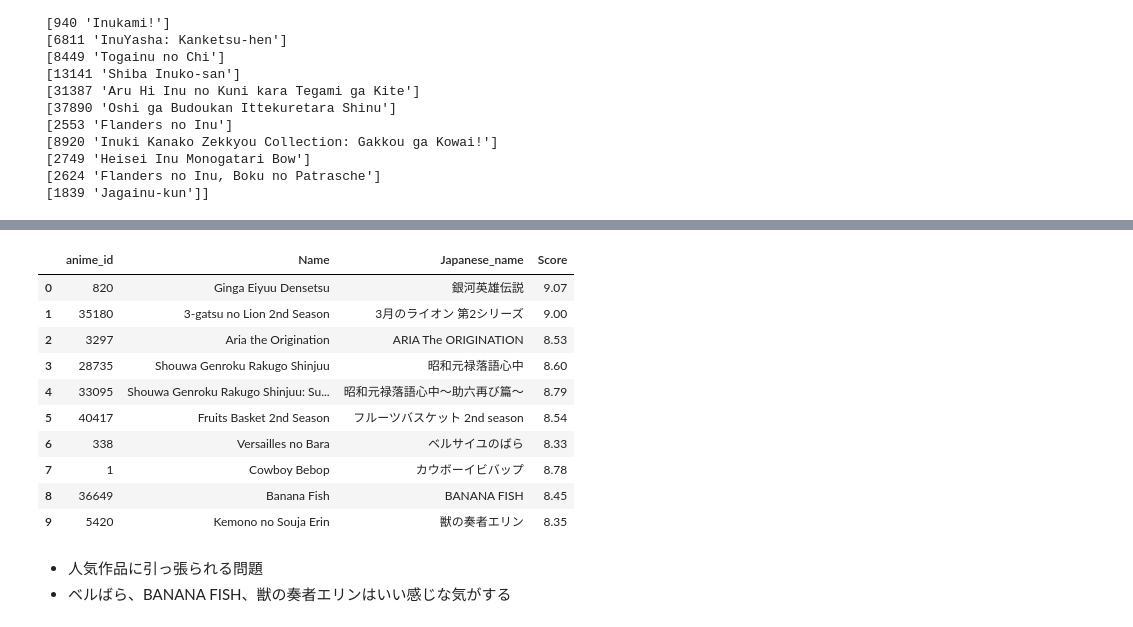
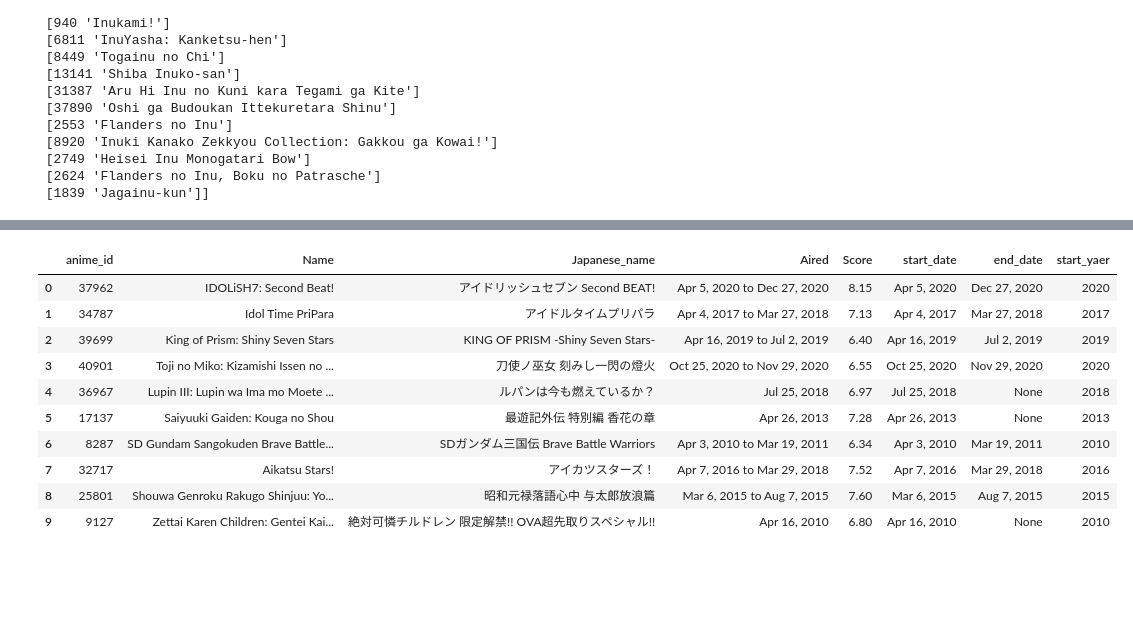
Before and after one commit to baibai25/llm_anime_recommendation, a Jupyter notebook: notebook/qualitative_evaluation.ipynb, the cells around one changed output, grey strips where cells are left out. Cells and saved outputs as stored; diff of their text form; code cells hidden in the pictures; blank space fills up the shorter version.

```diff
--- a/notebook/qualitative_evaluation.ipynb
+++ b/notebook/qualitative_evaluation.ipynb
@@ -7,7 +8,7 @@ import pandas as pd
 # with open("../data/model.pkl", "rb") as f:
 #     model = pickle.load(f)
 
-with open("../data/retrain_model.pkl", "rb") as f:
+with open("../data/model_tuning.pkl", "rb") as f:
     model = pickle.load(f)
 # %%
 df = pd.read_pickle("../data/trainset.pkl")
@@ -15,3 +15,22 @@ anime_list = df[["Name", "Japanese_name", "anime_id", "Score"]].drop_duplicates(
+# %%
+anime_list = df[
+    ["Name", "Japanese_name", "anime_id", "Aired", "Score"]
+].drop_duplicates()
+
+anime_list.drop(
+    anime_list[anime_list["Aired"] == "Unknown"].index, axis=0, inplace=True
+)
+# %%
+anime_list[["start_date", "end_date"]] = anime_list["Aired"].str.split(
+    "to", expand=True
+)
+anime_list["start_date"] = anime_list["start_date"].str.rstrip()
+anime_list["end_date"] = anime_list["end_date"].str.rstrip()
+anime_list["start_yaer"] = anime_list["start_date"].str.split(",", expand=True)[1]
+
+nan_year_idx = anime_list[anime_list["start_yaer"].isna()].index
+anime_list.loc[nan_year_idx, "start_yaer"] = anime_list.loc[nan_year_idx, "start_date"]
+anime_list["start_yaer"] = anime_list["start_yaer"].astype(int)
 # %% [markdown]
 ### Qualitative evaluation
 
@@ -144,17 +164,15 @@ show_user_info(df, 457)
 # %%
-predict(457, df, anime_list)
+predict(457, df, anime_list[anime_list["start_yaer"] >= 2010])
+# predict(457, df, anime_list)
 # %% [output]
-|  | anime_id | Name | Japanese_name | Score |
-| 0 | 820 | Ginga Eiyuu Densetsu | 銀河英雄伝説 | 9.07 |
-| 1 | 35180 | 3-gatsu no Lion 2nd Season | 3月のライオン 第2シリーズ | 9.00 |
-| 2 | 3297 | Aria the Origination | ARIA The ORIGINATION | 8.53 |
-| 3 | 28735 | Shouwa Genroku Rakugo Shinjuu | 昭和元禄落語心中 | 8.60 |
-| 4 | 33095 | Shouwa Genroku Rakugo Shinjuu: Su... | 昭和元禄落語心中～助六再び篇～ | 8.79 |
-| 5 | 40417 | Fruits Basket 2nd Season | フルーツバスケット 2nd season | 8.54 |
-| 6 | 338 | Versailles no Bara | ベルサイユのばら | 8.33 |
-| 7 | 1 | Cowboy Bebop | カウボーイビバップ | 8.78 |
-| 8 | 36649 | Banana Fish | BANANA FISH | 8.45 |
-| 9 | 5420 | Kemono no Souja Erin | 獣の奏者エリン | 8.35 |
+|  | anime_id | Name | Japanese_name | Aired | Score | start_date | end_date | start_yaer |
+| 0 | 37962 | IDOLiSH7: Second Beat! | アイドリッシュセブン Second BEAT! | Apr 5, 2020 to Dec 27, 2020 | 8.15 | Apr 5, 2020 | Dec 27, 2020 | 2020 |
+| 1 | 34787 | Idol Time PriPara | アイドルタイムプリパラ | Apr 4, 2017 to Mar 27, 2018 | 7.13 | Apr 4, 2017 | Mar 27, 2018 | 2017 |
+| 2 | 39699 | King of Prism: Shiny Seven Stars | KING OF PRISM -Shiny Seven Stars- | Apr 16, 2019 to Jul 2, 2019 | 6.40 | Apr 16, 2019 | Jul 2, 2019 | 2019 |
+| 3 | 40901 | Toji no Miko: Kizamishi Issen no ... | 刀使ノ巫女 刻みし一閃の燈火 | Oct 25, 2020 to Nov 29, 2020 | 6.55 | Oct 25, 2020 | Nov 29, 2020 | 2020 |
+| 4 | 36967 | Lupin III: Lupin wa Ima mo Moete ... | ルパンは今も燃えているか？ | Jul 25, 2018 | 6.97 | Jul 25, 2018 | None | 2018 |
+| 5 | 17137 | Saiyuuki Gaiden: Kouga no Shou | 最遊記外伝 特別編 香花の章 | Apr 26, 2013 | 7.28 | Apr 26, 2013 | None | 2013 |
+| 6 | 8287 | SD Gundam Sangokuden Brave Battle... | SDガンダム三国伝 Brave Battle Warriors | Apr 3, 2010 to Mar 19, 2011 | 6.34 | Apr 3, 2010 | Mar 19, 2011 | 2010 |
+| 7 | 32717 | Aikatsu Stars! | アイカツスターズ！ | Apr 7, 2016 to Mar 29, 2018 | 7.52 | Apr 7, 2016 | Mar 29, 2018 | 2016 |
+| 8 | 25801 | Shouwa Genroku Rakugo Shinjuu: Yo... | 昭和元禄落語心中 与太郎放浪篇 | Mar 6, 2015 to Aug 7, 2015 | 7.60 | Mar 6, 2015 | Aug 7, 2015 | 2015 |
+| 9 | 9127 | Zettai Karen Children: Gentei Kai... | 絶対可憐チルドレン 限定解禁!! OVA超先取りスペシャル!! | Apr 16, 2010 | 6.80 | Apr 16, 2010 | None | 2010 |
-# %% [markdown]
-- 人気作品に引っ張られる問題
-- ベルばら、BANANA FISH、獣の奏者エリンはいい感じな気がする
```
Also changed, not shown: parts of 7 cells of this notebook, 4 other files.
